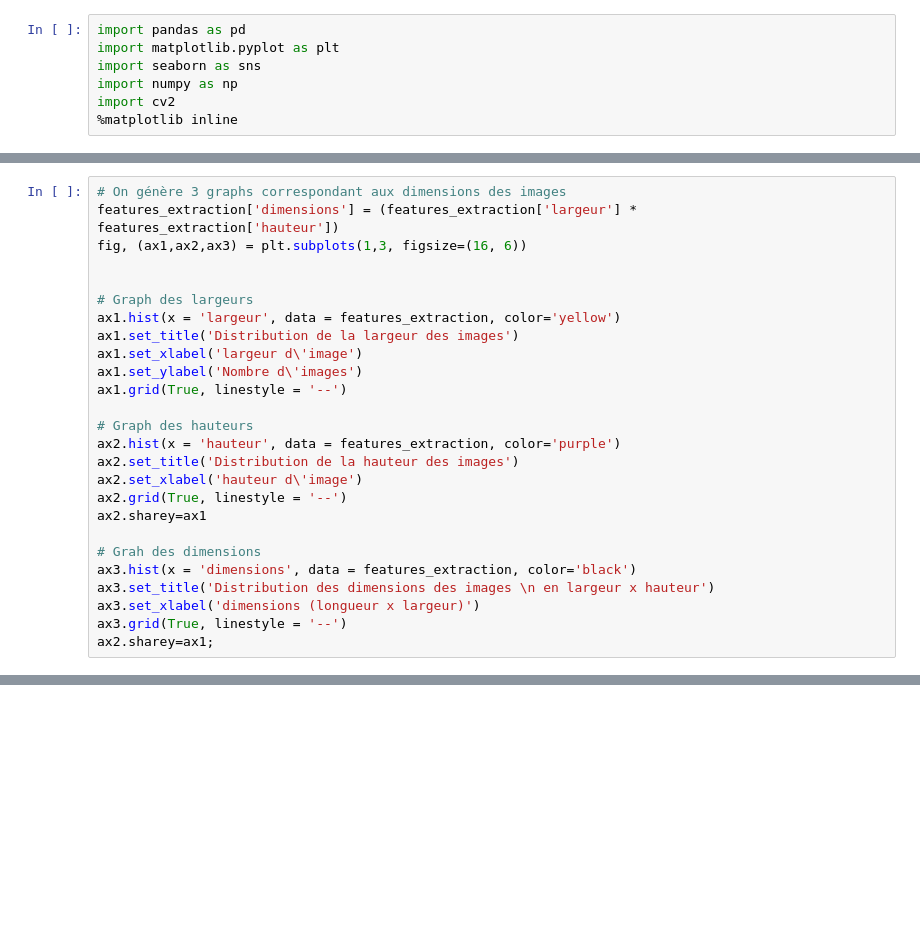
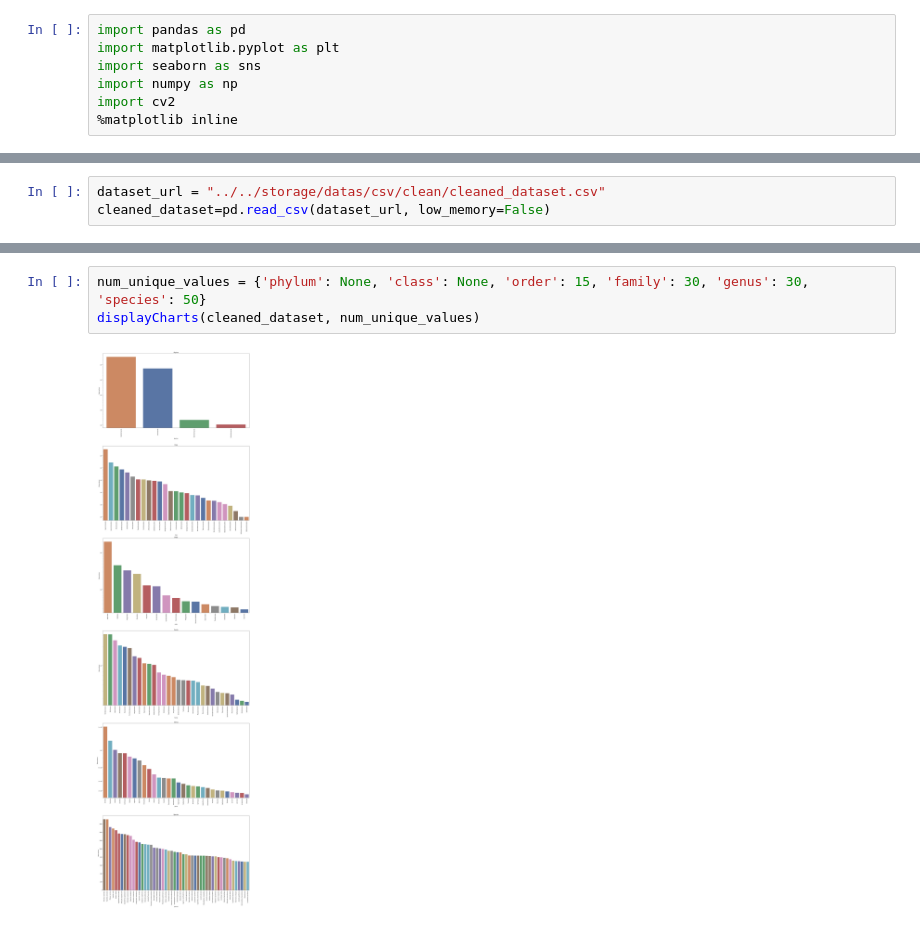
Before and after one commit to guillaumepot/mushroom_datascience, a Jupyter notebook: src/notebooks/2-data_analysis.ipynb, the cells around one changed output, grey strips where cells are left out. Saved outputs shown, nothing was run; the diff lists cells and outputs as text; blank space fills up the shorter version.

Commit message:
Update Streamlit page [2] & Data analysis

```diff
--- a/src/notebooks/2-data_analysis.ipynb
+++ b/src/notebooks/2-data_analysis.ipynb
@@ -399,26 +9,0 @@ plt.xticks(rotation = 90);
-# %%
-# On génère 3 graphs correspondant aux dimensions des images
-features_extraction['dimensions'] = (features_extraction['largeur'] * features_extraction['hauteur'])
-fig, (ax1,ax2,ax3) = plt.subplots(1,3, figsize=(16, 6))
-
-
-# Graph des largeurs
-ax1.hist(x = 'largeur', data = features_extraction, color='yellow')
-ax1.set_title('Distribution de la largeur des images')
-ax1.set_xlabel('largeur d\'image')
-ax1.set_ylabel('Nombre d\'images')
-ax1.grid(True, linestyle = '--')
-
-# Graph des hauteurs
-ax2.hist(x = 'hauteur', data = features_extraction, color='purple')
-ax2.set_title('Distribution de la hauteur des images')
-ax2.set_xlabel('hauteur d\'image')
-ax2.grid(True, linestyle = '--')
-ax2.sharey=ax1
-
-# Grah des dimensions
-ax3.hist(x = 'dimensions', data = features_extraction, color='black')
-ax3.set_title('Distribution des dimensions des images \n en largeur x hauteur')
-ax3.set_xlabel('dimensions (longueur x largeur)')
-ax3.grid(True, linestyle = '--')
-ax2.sharey=ax1;
@@ -466,0 +12,3 @@ ax7.sharey=ax6
+# %%
+dataset_url = "../../storage/datas/csv/clean/cleaned_dataset.csv"
+cleaned_dataset=pd.read_csv(dataset_url, low_memory=False)
@@ -466,0 +144,5 @@ ax7.sharey=ax6
+# %%
+num_unique_values = {'phylum': None, 'class': None, 'order': 15, 'family': 30, 'genus': 30, 'species': 50}
+displayCharts(cleaned_dataset, num_unique_values)
+# %% [output]
+[figure, added]
```
Also changed, not shown: parts of 52 cells of this notebook, 11 other files.
